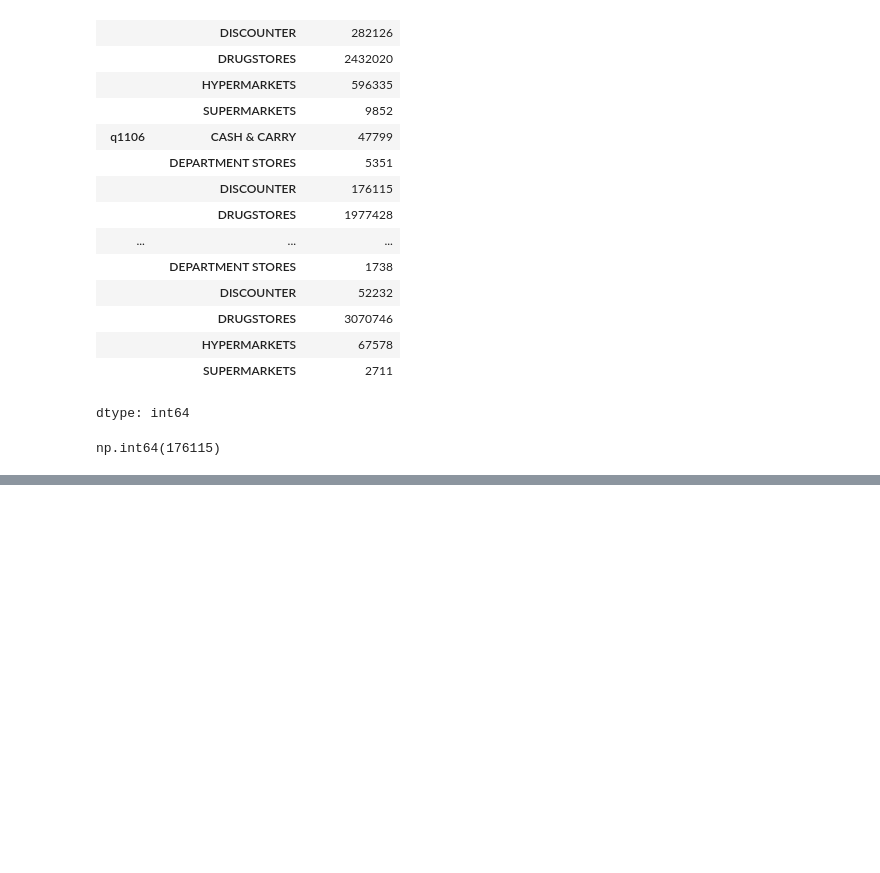
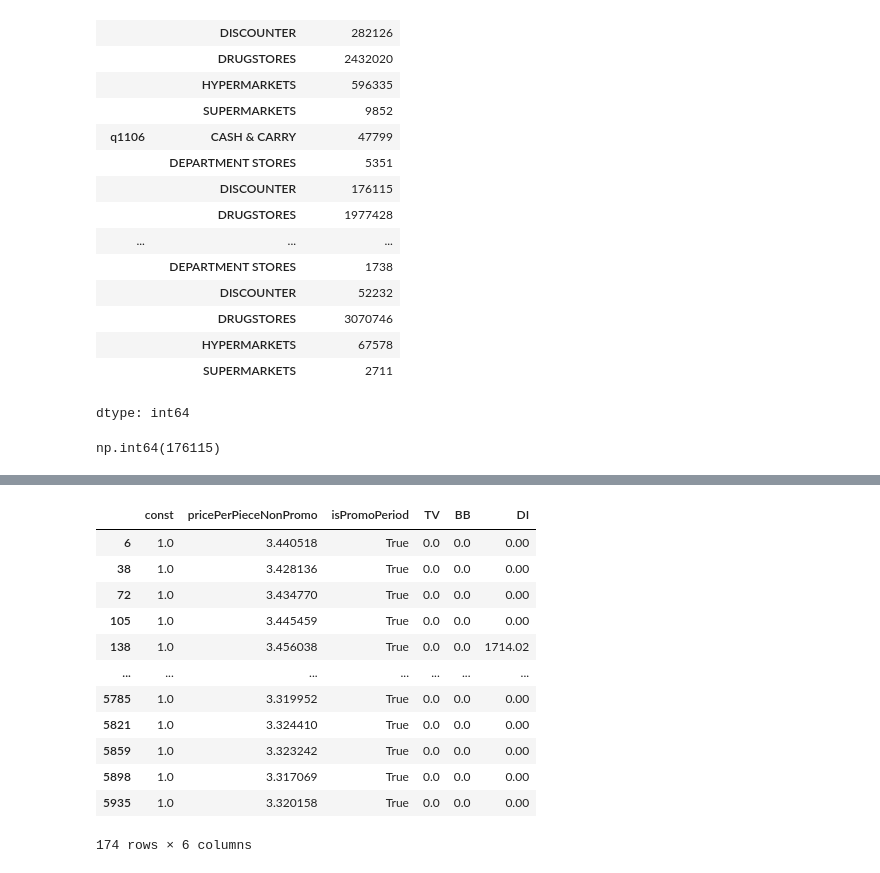
Before and after one commit to lyudmildimitrov1997-sudo/PPA_ERP_Student, a Jupyter notebook: Добре_дошли_в_Colab.ipynb, the cells around one changed output, grey strips where cells are left out. Saved outputs shown, nothing was run; the diff lists cells and outputs as text; code cells hidden in the pictures; blank space fills up the shorter version.

```diff
--- a/Добре_дошли_в_Colab.ipynb
+++ b/Добре_дошли_в_Colab.ipynb
@@ -396,0 +447,4 @@ np.int64(176115)
+# %%
+x = subset_q1152_drugstores['pricePerPieceNonPromo']
+# %%
+x = sm.add_constant(x)
@@ -396,0 +491,20 @@ np.int64(176115)
+# %%
+x = subset_q1152_drugstores[['pricePerPieceNonPromo', 'isPromoPeriod', 'TV', 'BB', 'DI']]
+# %%
+x = sm.add_constant(x)
+# %%
+x
+# %% [output]
+|  | const | pricePerPieceNonPromo | isPromoPeriod | TV | BB | DI |
+| 6 | 1.0 | 3.440518 | True | 0.0 | 0.0 | 0.00 |
+| 38 | 1.0 | 3.428136 | True | 0.0 | 0.0 | 0.00 |
+| 72 | 1.0 | 3.434770 | True | 0.0 | 0.0 | 0.00 |
+| 105 | 1.0 | 3.445459 | True | 0.0 | 0.0 | 0.00 |
+| 138 | 1.0 | 3.456038 | True | 0.0 | 0.0 | 1714.02 |
+| ... | ... | ... | ... | ... | ... | ... |
+| 5785 | 1.0 | 3.319952 | True | 0.0 | 0.0 | 0.00 |
+| 5821 | 1.0 | 3.324410 | True | 0.0 | 0.0 | 0.00 |
+| 5859 | 1.0 | 3.323242 | True | 0.0 | 0.0 | 0.00 |
+| 5898 | 1.0 | 3.317069 | True | 0.0 | 0.0 | 0.00 |
+| 5935 | 1.0 | 3.320158 | True | 0.0 | 0.0 | 0.00 |
+174 rows × 6 columns
```
Also changed, not shown: parts of 22 cells of this notebook.
